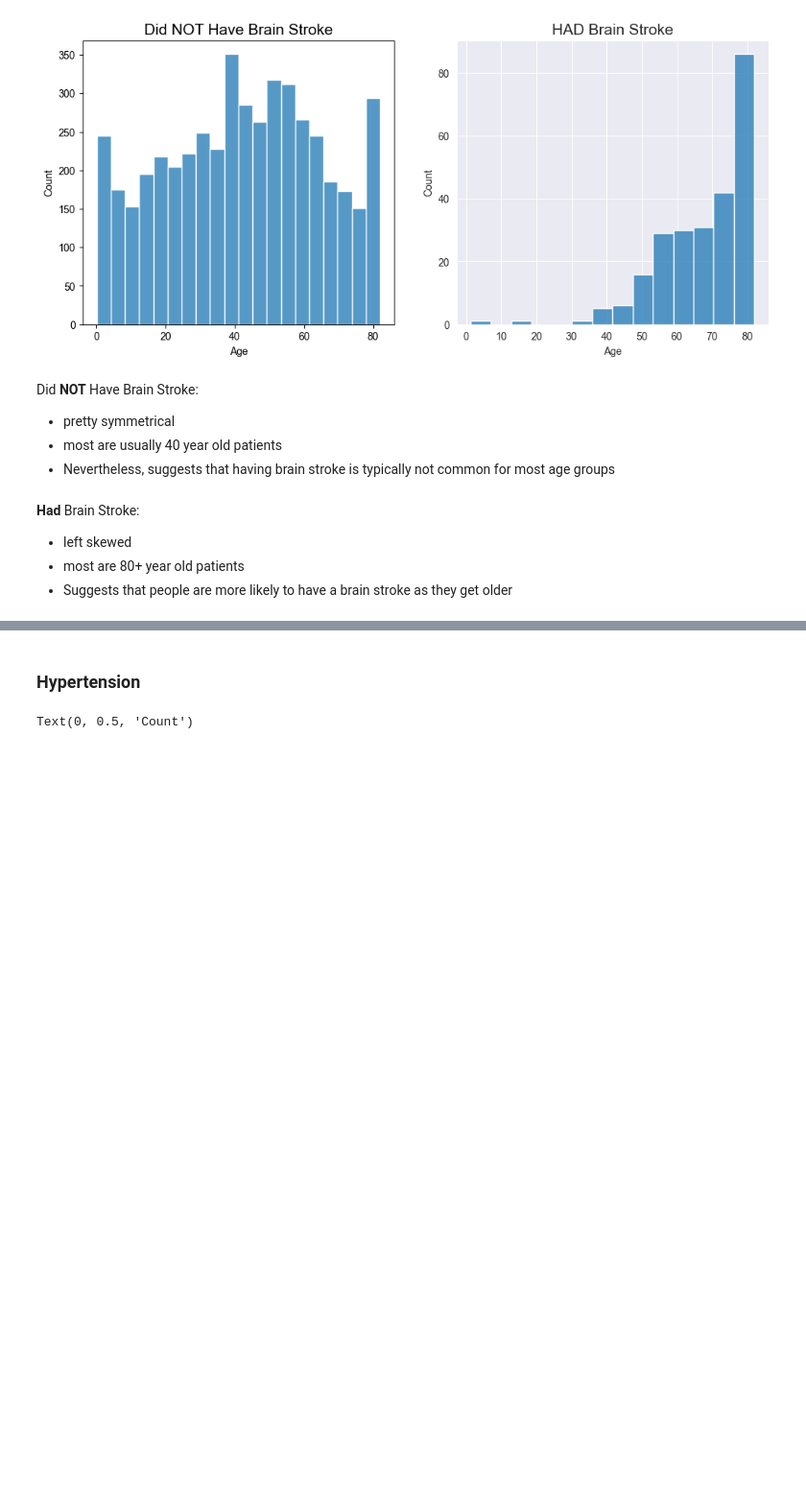
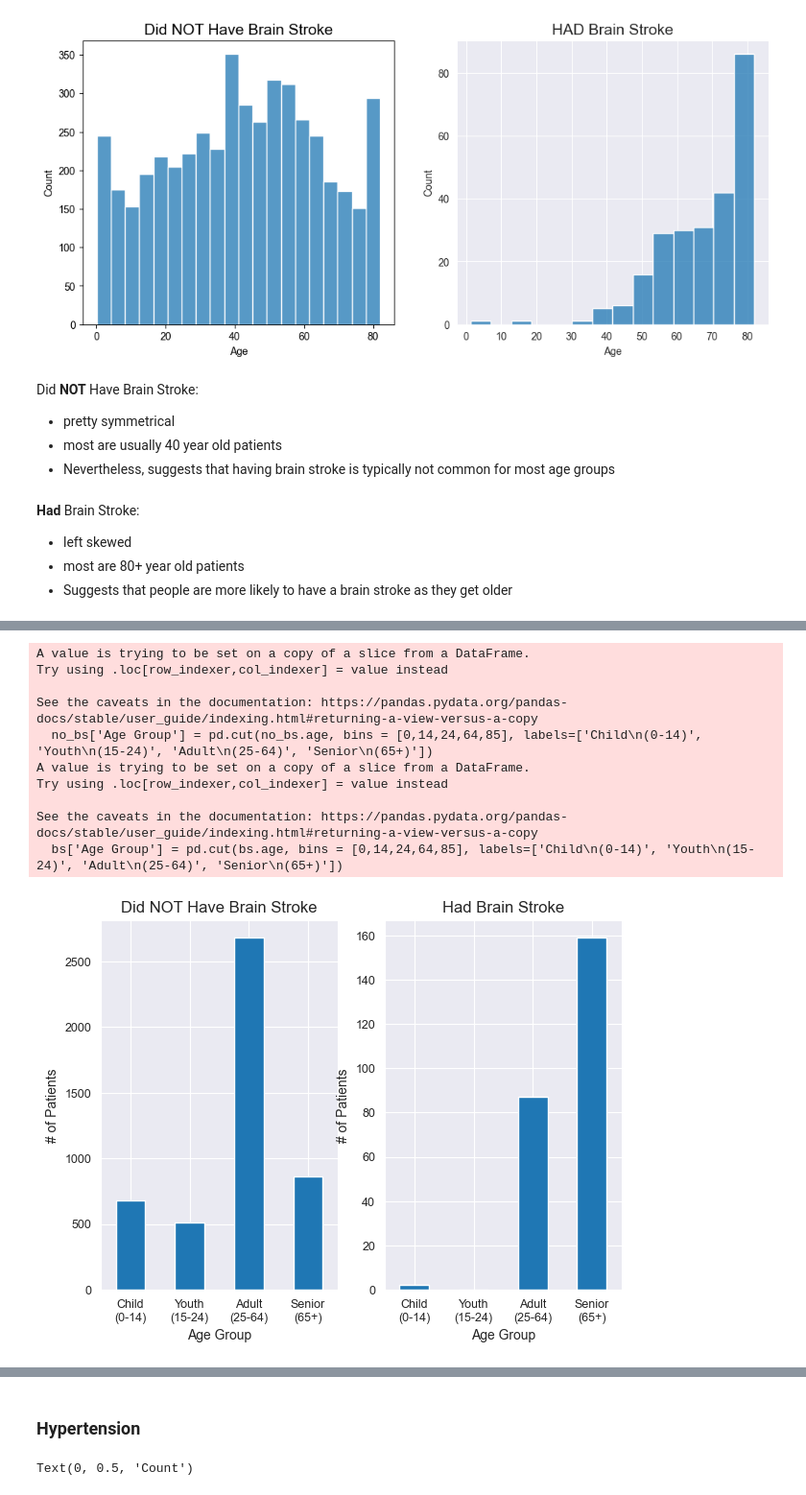
Before and after one commit to leena-kang/brain_stroke_EDA, a Jupyter notebook: Stroke EDA.ipynb, the cells around one changed output, grey strips where cells are left out. Shown at 96% size. Saved outputs shown, nothing was run; the diff lists cells and outputs as text; code cells hidden in the pictures; blank space fills up the shorter version.

```diff
--- a/Stroke EDA.ipynb
+++ b/Stroke EDA.ipynb
@@ -284,0 +290,34 @@ Did **NOT** Have Brain Stroke:
+# %%
+no_bs['Age Group'] = pd.cut(no_bs.age, bins = [0,14,24,64,85], labels=['Child\n(0-14)', 'Youth\n(15-24)', 'Adult\n(25-64)', 'Senior\n(65+)'])
+bs['Age Group'] = pd.cut(bs.age, bins = [0,14,24,64,85], labels=['Child\n(0-14)', 'Youth\n(15-24)', 'Adult\n(25-64)', 'Senior\n(65+)'])
+plt.figure(figsize=(7,5))
+
+plt.subplot(1,2,1)
+no_bs['Age Group'].value_counts().sort_index().plot(kind='bar')
+plt.title('Did NOT Have Brain Stroke')
+plt.xlabel('Age Group')
+plt.xticks(rotation='horizontal', fontsize = 9)
+plt.ylabel('# of Patients')
+plt.yticks(fontsize=9)
+
+plt.subplot(1,2,2)
+bs['Age Group'].value_counts().sort_index().plot(kind='bar')
+plt.title('Had Brain Stroke')
+plt.xlabel('Age Group')
+plt.xticks(rotation='horizontal', fontsize = 9)
+plt.ylabel('# of Patients')
+plt.yticks(fontsize=9)
+
+plt.show()
+# %% [output]
+A value is trying to be set on a copy of a slice from a DataFrame.
+Try using .loc[row_indexer,col_indexer] = value instead
+
+See the caveats in the documentation: https://pandas.pydata.org/pandas-docs/stable/user_guide/indexing.html#returning-a-view-versus-a-copy
+  no_bs['Age Group'] = pd.cut(no_bs.age, bins = [0,14,24,64,85], labels=['Child\n(0-14)', 'Youth\n(15-24)', 'Adult\n(25-64)', 'Senior\n(65+)'])
+A value is trying to be set on a copy of a slice from a DataFrame.
+Try using .loc[row_indexer,col_indexer] = value instead
+
+See the caveats in the documentation: https://pandas.pydata.org/pandas-docs/stable/user_guide/indexing.html#returning-a-view-versus-a-copy
+  bs['Age Group'] = pd.cut(bs.age, bins = [0,14,24,64,85], labels=['Child\n(0-14)', 'Youth\n(15-24)', 'Adult\n(25-64)', 'Senior\n(65+)'])
+[figure, added]
```
Also changed, not shown: parts of 59 cells of this notebook.
